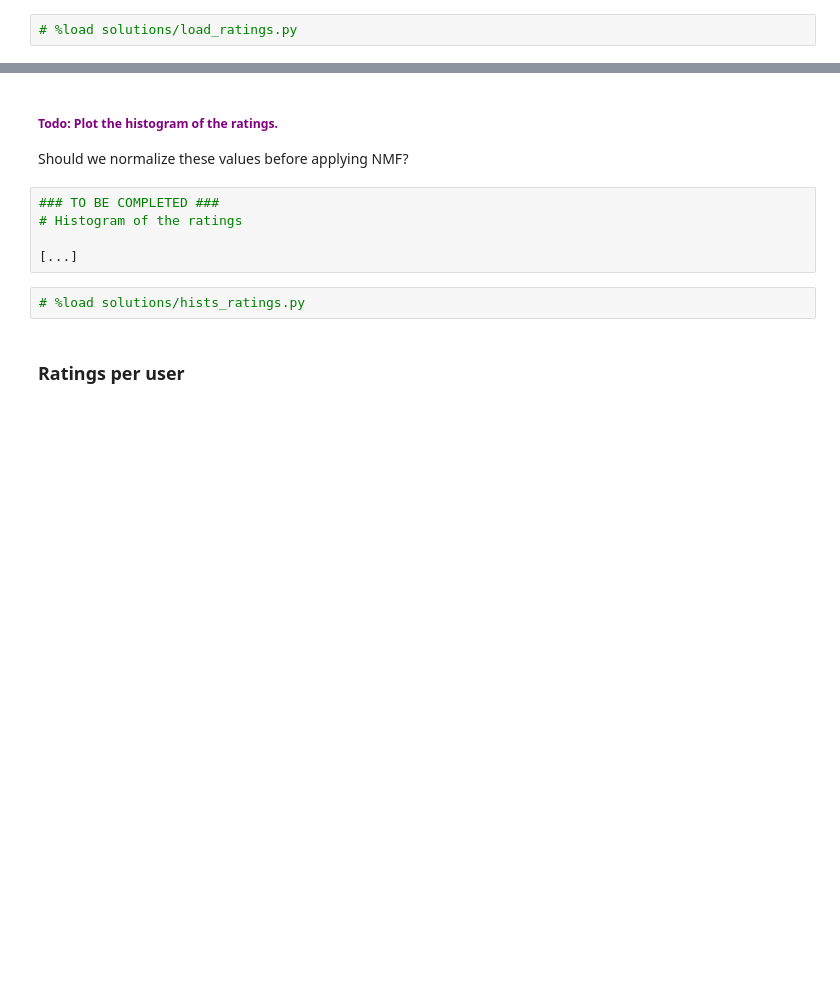
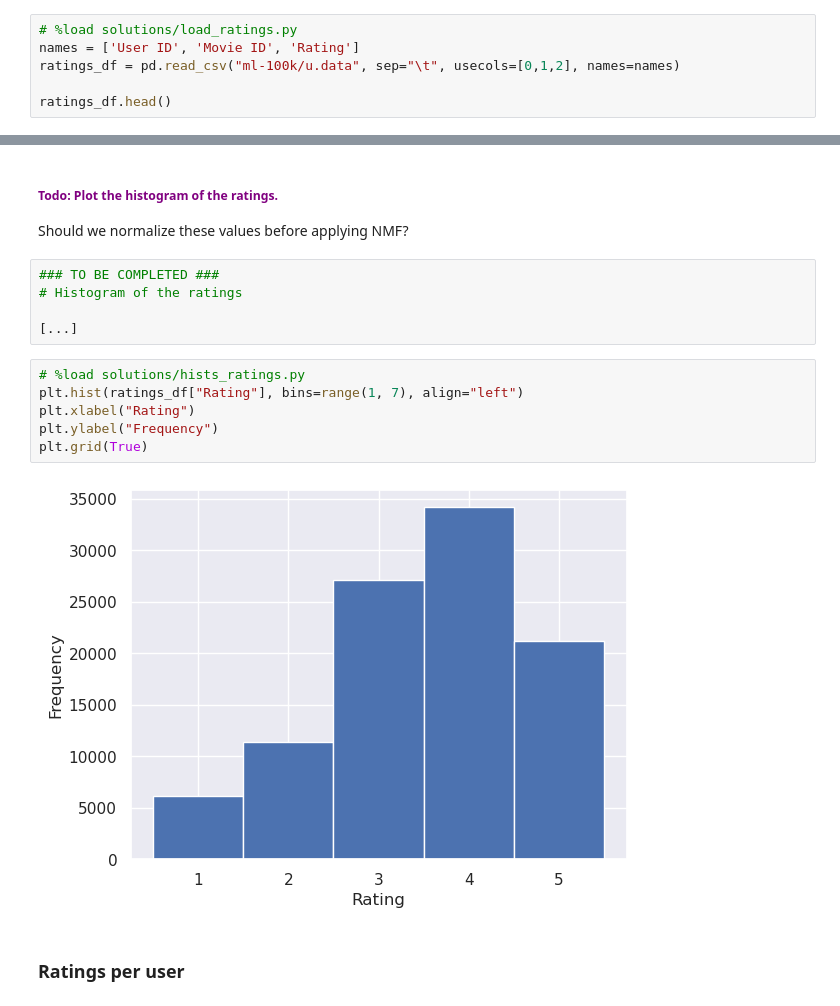
Before and after one commit to BMThi/DataAnalysis4A, a Jupyter notebook: MovieLens/TP_MovieLens.ipynb, the cells around one changed output, grey strips where cells are left out. Cells and saved outputs as stored; diff of their text form; blank space fills up the shorter version.

Commit message:
Finish TP MovieLens with NMF

```diff
--- a/MovieLens/TP_MovieLens.ipynb
+++ b/MovieLens/TP_MovieLens.ipynb
@@ -43,3 +43,7 @@ names = ['User ID', 'Movie ID', 'Rating']
 ratings_df = ...
 # %%
 # %load solutions/load_ratings.py
+names = ['User ID', 'Movie ID', 'Rating']
+ratings_df = pd.read_csv("ml-100k/u.data", sep="\t", usecols=[0,1,2], names=names)
+
+ratings_df.head()
@@ -89,6 +135,12 @@ Should we normalize these values before applying NMF?
 [...]
 # %%
 # %load solutions/hists_ratings.py
+plt.hist(ratings_df["Rating"], bins=range(1, 7), align="left")
+plt.xlabel("Rating")
+plt.ylabel("Frequency")
+plt.grid(True)
+# %% [output]
+[figure, added]
 # %% [markdown]
 ### Ratings per user
 # %% [markdown]
```
Also changed, not shown: parts of 36 cells of this notebook.
